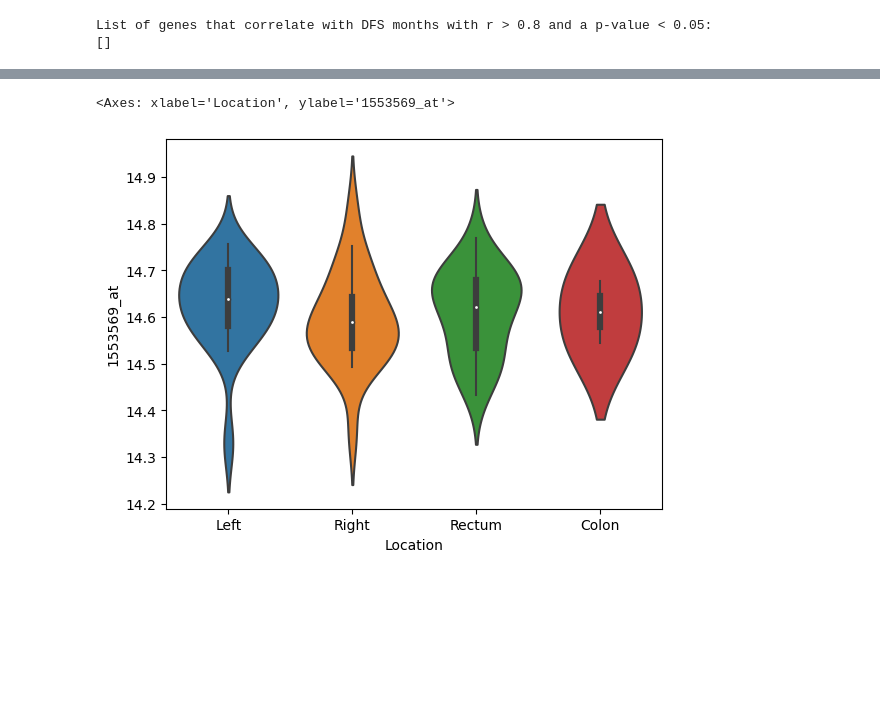
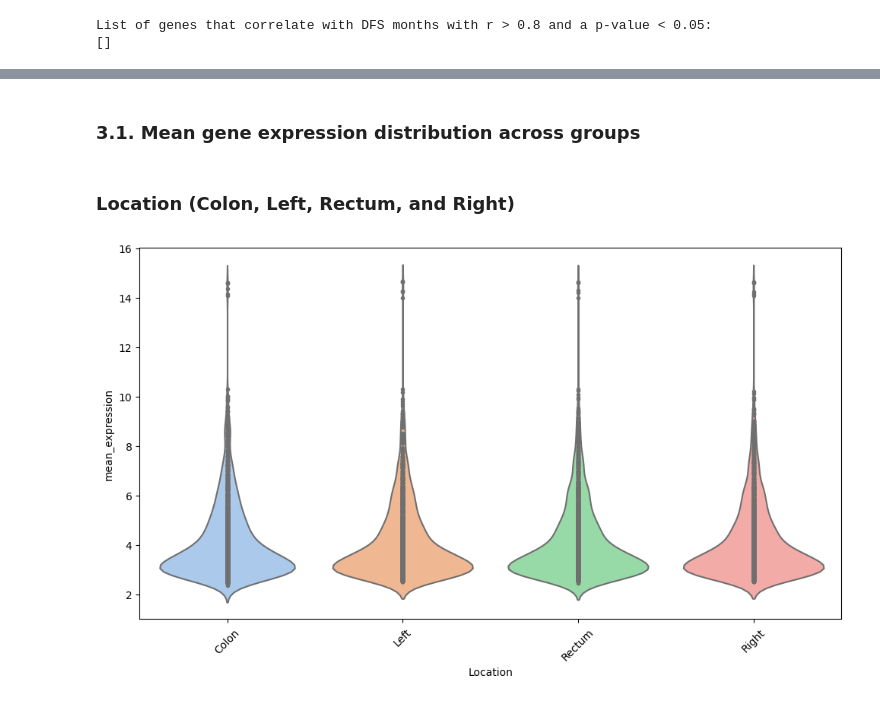
Before and after one commit to chira-ploy/CRC-DataViz-EDA, a Jupyter notebook: MergeData_Analysis.ipynb, the cells around one changed output, grey strips where cells are left out. Cells and saved outputs as stored; diff of their text form; code cells hidden in the pictures; blank space fills up the shorter version.

```diff
--- a/MergeData_Analysis.ipynb
+++ b/MergeData_Analysis.ipynb
@@ -237,5 +181,9 @@ sns.violinplot(data=df_merge_working, x="Location", y="1553588_at")
-# %%
-sns.violinplot(data=df_merge_working, x="Location", y="1553569_at")
-# %% [output]
-<Axes: xlabel='Location', ylabel='1553569_at'>
-[figure, removed]
+# %% [markdown]
+### 3.1.  Mean gene expression distribution across groups
+# %% [markdown]
+### Location (Colon, Left, Rectum, and Right)
+# %%
+from meanGeneEx_distribution import meanGeneEx_distribution
+meanGeneEx_distribution(df_merge_working, 'Location', 4)
+# %% [output]
+[figure, added]
```
Also changed, not shown: parts of 19 cells of this notebook.
